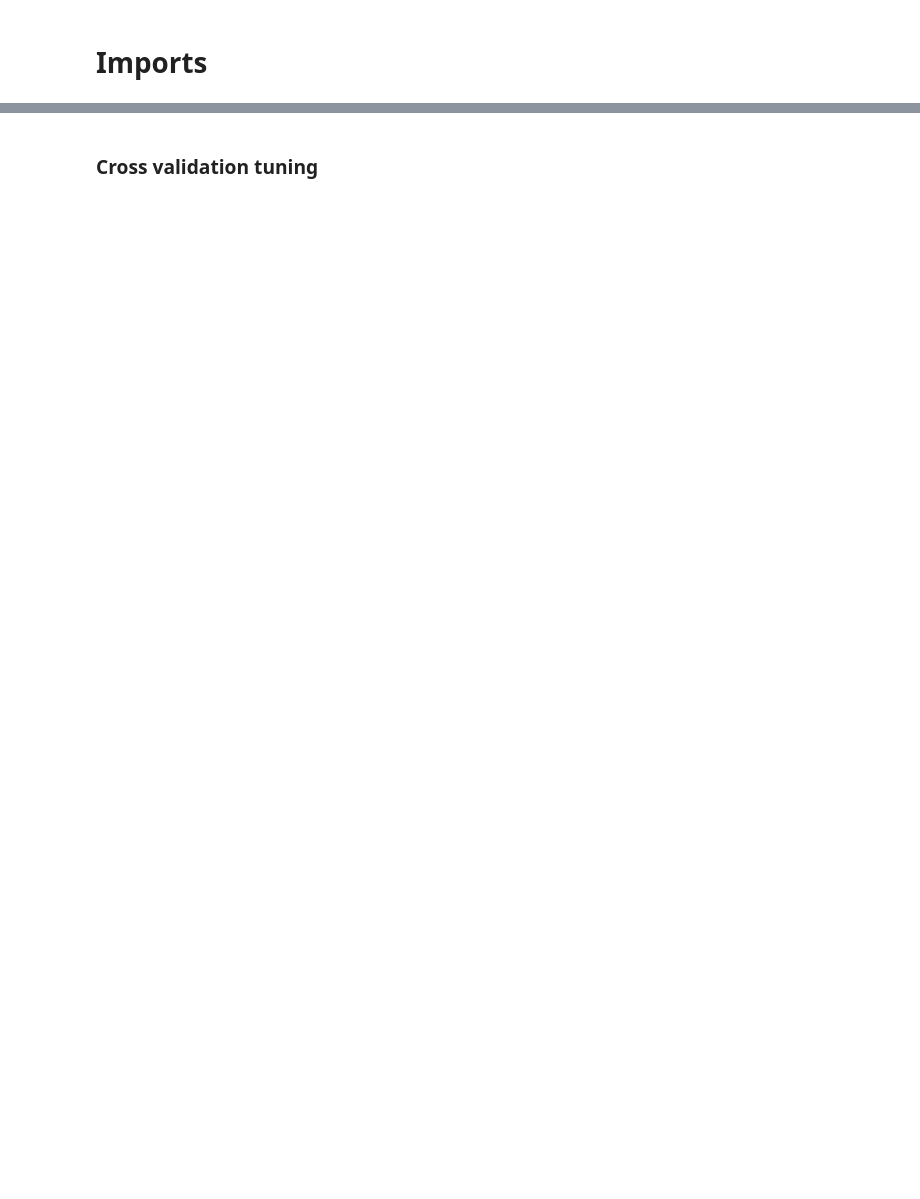
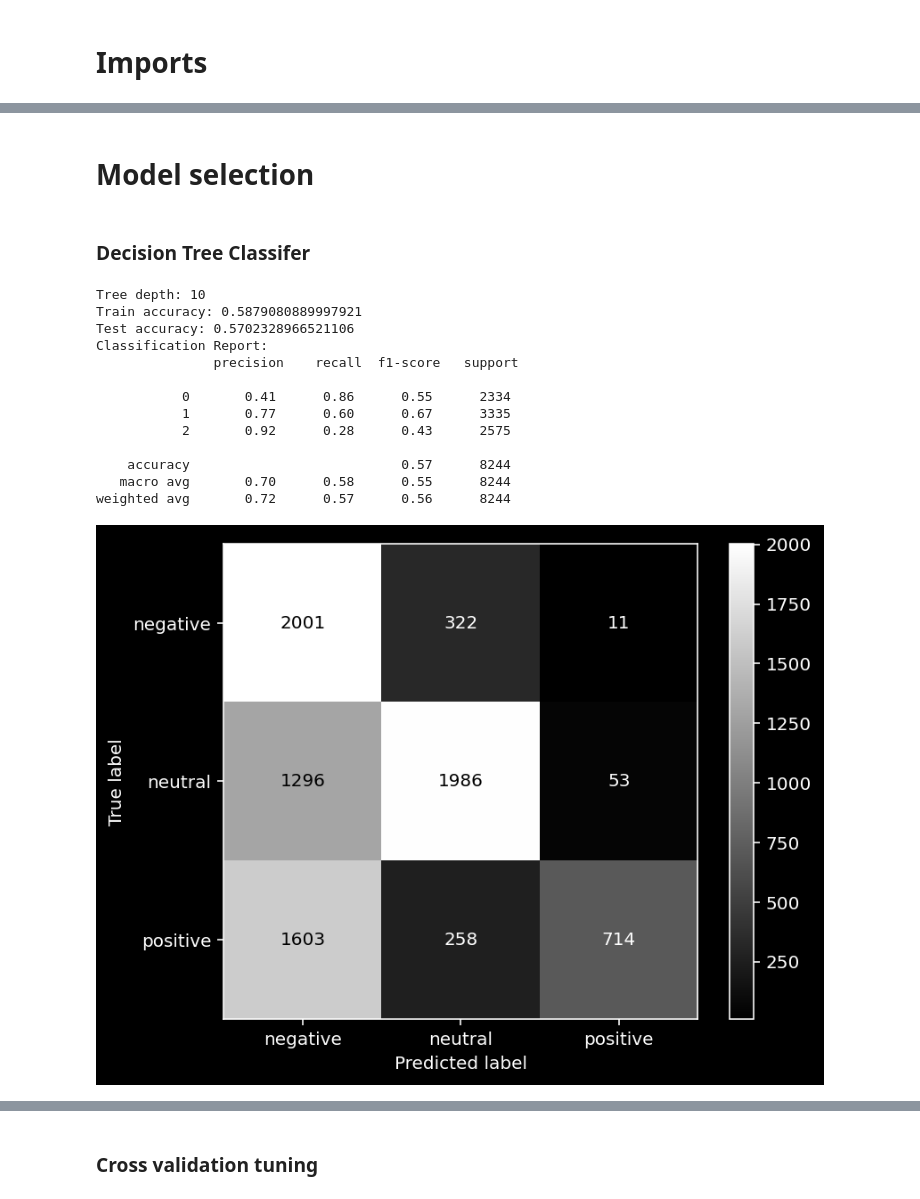
Before and after one commit to brayvid/sentiment-classifier, a Jupyter notebook: tweet_sentiment_classifier.ipynb, the cells around one changed output, grey strips where cells are left out. Saved outputs shown, nothing was run; the diff lists cells and outputs as text; code cells hidden in the pictures; blank space fills up the shorter version.

```diff
--- a/tweet_sentiment_classifier.ipynb
+++ b/tweet_sentiment_classifier.ipynb
@@ -332,0 +41,7 @@ weighted avg       0.73      0.71      0.71      8244
+# %%
+df = pd.read_csv('Tweets.csv')
+df = df.dropna() # only one row is dropped
+df.sample(10, random_state=42)[['sentiment','text','selected_text']]
+sentiments = ['negative', 'neutral','positive']
+# %% [markdown]
+# Model selection
@@ -332,0 +61,33 @@ weighted avg       0.73      0.71      0.71      8244
+# %% [markdown]
+### Decision Tree Classifer
+# %%
+# Fit Decision Tree
+clf = DecisionTreeClassifier(max_depth=10)
+clf.fit(X_train_vec, y_train)
+
+# Predict and evaluate
+y_pred = clf.predict(X_test_vec)
+print("Tree depth:", clf.get_depth())
+print("Train accuracy:", clf.score(X_train_vec,y_train))
+print("Test accuracy:", accuracy_score(y_test, y_pred))
+print("Classification Report:\n", classification_report(y_test, y_pred))
+
+# Plot confusion matrix
+plt.style.use("dark_background")
+ConfusionMatrixDisplay.from_estimator(clf, X_test_vec, y_test, display_labels=sentiments, cmap='gray')
+plt.show()
+# %% [output]
+Tree depth: 10
+Train accuracy: 0.5879080889997921
+Test accuracy: 0.5702328966521106
+Classification Report:
+               precision    recall  f1-score   support
+
+           0       0.41      0.86      0.55      2334
+           1       0.77      0.60      0.67      3335
+           2       0.92      0.28      0.43      2575
+
+    accuracy                           0.57      8244
+   macro avg       0.70      0.58      0.55      8244
+weighted avg       0.72      0.57      0.56      8244
+[figure, added]
```
Also changed, not shown: parts of 62 cells of this notebook.
